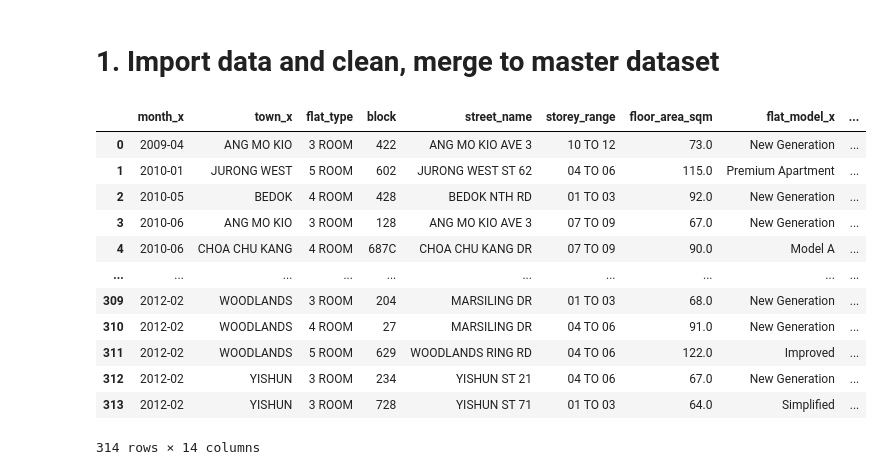
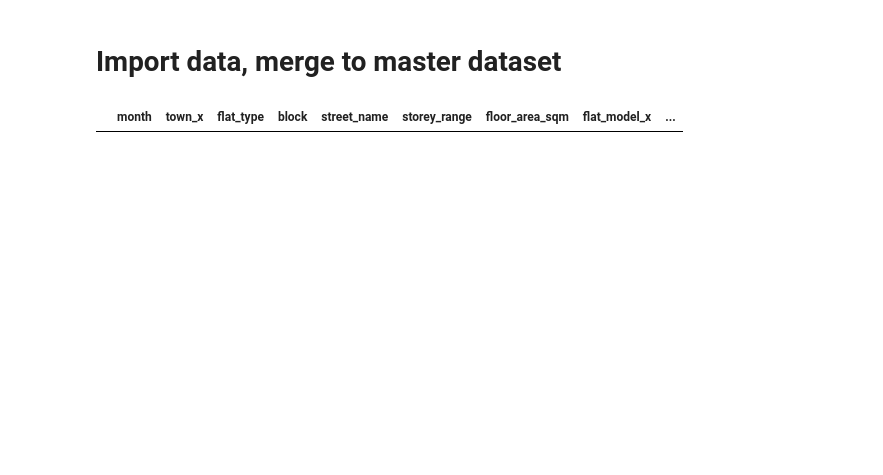
Before and after one commit to elaxius/model-tuning, a Jupyter notebook: hdb_modelling.ipynb, the cells around one changed output. Saved outputs shown, nothing was run; the diff lists cells and outputs as text; code cells hidden in the pictures; blank space fills up the shorter version.

```diff
--- a/hdb_modelling.ipynb
+++ b/hdb_modelling.ipynb
@@ -1,5 +1,5 @@
 # %% [markdown]
-# 1. Import data and clean, merge to master dataset
+# Import data, merge to master dataset
 # %%
 import pandas as pd
 import numpy as np
@@ -10,19 +14,7 @@ resale_2012_2014 = pd.read_csv('Data/resale-flat-prices-based-on-registration-da
 resale_2015_2016 = pd.read_csv('Data/resale-flat-prices-based-on-registration-date-from-jan-2015-to-dec-2016.csv')
 resale_2017 = pd.read_csv('Data/resale-flat-prices-based-on-registration-date-from-jan-2017-onwards.csv')
 # %%
-
-resale_2000_2012.merge(resale_2012_2014, on=['block', 'street_name', 'floor_area_sqm', 'flat_type', 'resale_price', 'storey_range'])
+resale_2000_2012.merge(resale_2012_2014, on=['block', 'street_name', 'floor_area_sqm', 'flat_type', 'resale_price', 'storey_range', 'month'])
+# Data shifted from using approval date to registration date, however, no overlap was found. Suspect that dataset has already been cleaned to be date consistent. No further handling of dates required.
 # %% [output]
-|  | month_x | town_x | flat_type | block | street_name | storey_range | floor_area_sqm | flat_model_x | ... |
-| 0 | 2009-04 | ANG MO KIO | 3 ROOM | 422 | ANG MO KIO AVE 3 | 10 TO 12 | 73.0 | New Generation | ... |
-| 1 | 2010-01 | JURONG WEST | 5 ROOM | 602 | JURONG WEST ST 62 | 04 TO 06 | 115.0 | Premium Apartment | ... |
-| 2 | 2010-05 | BEDOK | 4 ROOM | 428 | BEDOK NTH RD | 01 TO 03 | 92.0 | New Generation | ... |
-| 3 | 2010-06 | ANG MO KIO | 3 ROOM | 128 | ANG MO KIO AVE 3 | 07 TO 09 | 67.0 | New Generation | ... |
-| 4 | 2010-06 | CHOA CHU KANG | 4 ROOM | 687C | CHOA CHU KANG DR | 07 TO 09 | 90.0 | Model A | ... |
-| ... | ... | ... | ... | ... | ... | ... | ... | ... | ... |
-| 309 | 2012-02 | WOODLANDS | 3 ROOM | 204 | MARSILING DR | 01 TO 03 | 68.0 | New Generation | ... |
-| 310 | 2012-02 | WOODLANDS | 4 ROOM | 27 | MARSILING DR | 04 TO 06 | 91.0 | New Generation | ... |
-| 311 | 2012-02 | WOODLANDS | 5 ROOM | 629 | WOODLANDS RING RD | 04 TO 06 | 122.0 | Improved | ... |
-| 312 | 2012-02 | YISHUN | 3 ROOM | 234 | YISHUN ST 21 | 04 TO 06 | 67.0 | New Generation | ... |
-| 313 | 2012-02 | YISHUN | 3 ROOM | 728 | YISHUN ST 71 | 01 TO 03 | 64.0 | Simplified | ... |
+|  | month | town_x | flat_type | block | street_name | storey_range | floor_area_sqm | flat_model_x | ... |
-314 rows × 14 columns
```
Also changed, not shown: parts of 29 cells of this notebook.
